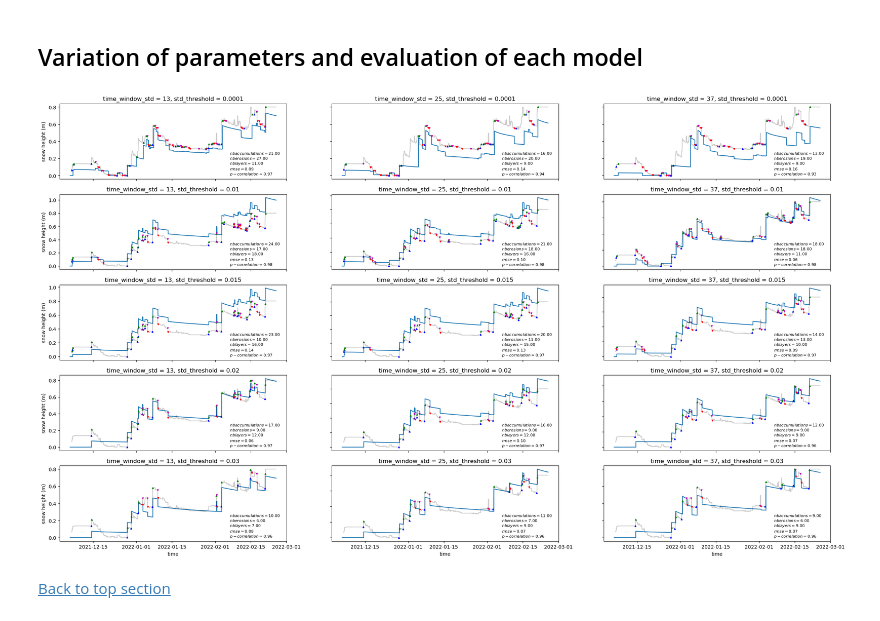
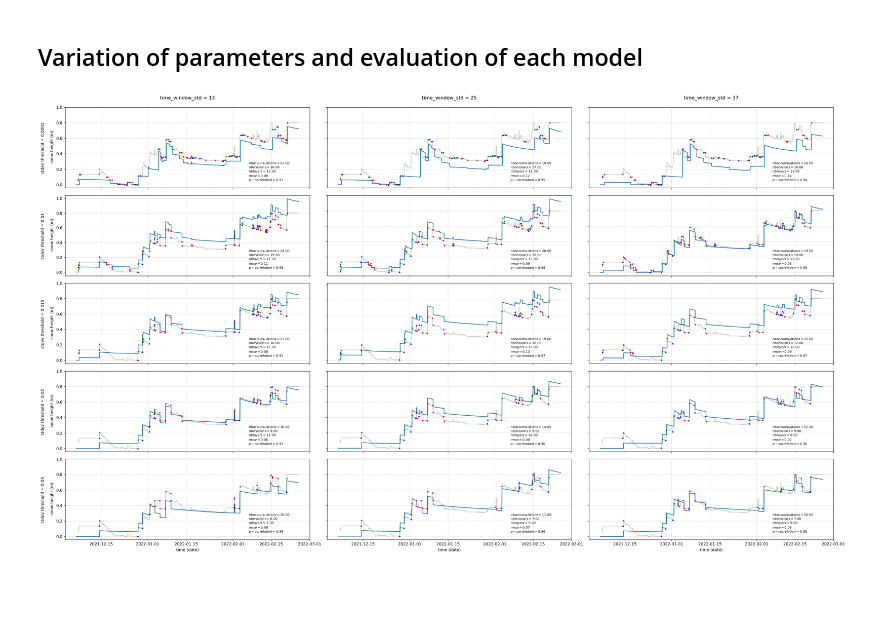
Before and after one commit to Mathilde-Bnt/MB_little_awk, a Jupyter notebook: finalized/12-Sensitivity_tests.ipynb, the cells around one changed output. Drawn from its saved outputs; the diff is of its cells as text; code cells hidden in the pictures; blank space fills up the shorter version.

```diff
--- a/finalized/12-Sensitivity_tests.ipynb
+++ b/finalized/12-Sensitivity_tests.ipynb
@@ -24,7 +25,2 @@ name_of_data_set = 'snow_pit_1_filled.nc'
 save_figures = False
 directory_to_save_figs_in = '/home/mabonnet/github/MB_little_awk/current_development/Sensitivity_tests_figs_2/'
-# %%
-# Events detection parameters
-
-x_sel = 10
-y_sel = 10
@@ -95,17 +92,37 @@ result_list_pcorr = []
 # %%
+# Create figure
+
 fig, axs = plt.subplots(5, 3, figsize=(28, 16))
 
-for ax in axs.flat:
-    ax.set(xlabel='time', ylabel='snow height (m)')
-    ax.label_outer()
+for i in range(len(axs.flat)):
+    axs.flat[i].set(xlabel='time (date)', ylabel='stdev threshold = ' + str(range_of_st_variation[i//len(range_of_tw_variation)]) + ' \n\n snow height (m)')
+    axs.flat[i].label_outer()
+
+axs[0,0].set_title('time_window_std = '+str(range_of_tw_variation[0]) + '\n')
+axs[0,1].set_title('time_window_std = '+str(range_of_tw_variation[1]) + '\n')
+axs[0,2].set_title('time_window_std = '+str(range_of_tw_variation[2]) + '\n')
+
+test =       '''
+
+
+        ax_st = axs[st_index, tw_index].twinx()
+        ax_st.spines.left.set_position(("axes", -0.1))
+        ax_st.set_yticks([])
+        ax_st.set_ylabel('std_threshold = '+str(range_of_st_variation[st_index]))'''
+
+
+
+
+# Loop on parameter values
 
 for tw_index in range(len(range_of_tw_variation)):
 
     for st_index in range(len(range_of_st_variation)):
 
+        # Events detection
+
         time_window_std = range_of_tw_variation[tw_index]
         std_threshold = range_of_st_variation[st_index]
-
 
         results = get_snow_events(data_set_used, x_sel, y_sel, time_window_std, std_threshold)
         start_accumulation, start_erosion, end_accumulation, end_erosion = results[0], results[1], results[2], results[3]
@@ -123,7 +140,8 @@ for tw_index in range(len(range_of_tw_variation)):
         snowpack = simulate_snowpack_evolution(data_set_used, x_sel, y_sel, nb_iterations, end_accumulation_times, end_erosion_times,
                                        start_accumulation, end_accumulation, start_erosion, end_erosion, jj, dt, ro_layer, ro_water, ro_ice,
                                        t_old, tf, tsfc, dy_snow, age_layers, gamma, cp_snow, melt_flag, a1, a2, met_temp_data=met_temp, met_wind_data=met_wind,
-                                       met_time_data=met_time, fit_top_of_snowfall_to_curve=simul_fit_top_of_snowfall_to_curve)
+                                       met_time_data=met_time, fit_top_of_snowfall_to_curve=simul_fit_top_of_snowfall_to_curve,
+                                       erode_several_layers=simul_erode_several_layers, detect_ice=False)
 
         ro_layer_evolution, depth_evolution, temperature_evolution = snowpack[0], snowpack[1], snowpack[2]
 
@@ -131,32 +149,38 @@ for tw_index in range(len(range_of_tw_variation)):
 
         simulation_times = pd.date_range(start=data_start_date,freq=str(dt)+'S',periods=nb_iterations)
         total_snow_depth = np.array([sum(depth_evolution[i][j] for j in range(max_nb_of_layers)) for i in range(len(depth_evolution))])
         total_snow_depth_comparable = np.array([sum(depth_evolution[i][j] for j in range(max_nb_of_layers)) for i in range(len(depth_evolution)) if i in keep_simul_times_indices])
 
         nb_layers_detected = len([i for i in depth_evolution[-1] if i != 0])
 
         # Plot results to compare
 
         axs[st_index, tw_index].plot(simulation_times, total_snow_depth, label='simulated snow depth')
-        axs[st_index, tw_index].set_title('time_window_std = '+str(range_of_tw_variation[tw_index]) + ', std_threshold = '+str(range_of_st_variation[st_index]))
+        if st_index != 0:
+            axs[st_index, tw_index].set_title(None)
 
         axs[st_index, tw_index].plot(data_set_used.time.values, data_set_used.isel(x=x_sel, y=y_sel).snow_surface, c='k', alpha=0.2)
 
         axs[st_index, tw_index].plot(data_set_used.time.values[start_accumulation], data_set_used.isel(x=x_sel, y=y_sel, time=start_accumulation).snow_surface, c='b', marker='^', markersize=3, linestyle='None', label='start accum.')
         axs[st_index, tw_index].plot(data_set_used.time.values[end_accumulation], data_set_used.isel(x=x_sel, y=y_sel, time=end_accumulation).snow_surface, c='g', marker='^', markersize=3, linestyle='None', label='end accum.')
         axs[st_index, tw_index].plot(data_set_used.time.values[start_erosion], data_set_used.isel(x=x_sel, y=y_sel, time=start_erosion).snow_surface, c='m', marker='v', markersize=3, linestyle='None', label='start erosion')
         axs[st_index, tw_index].plot(data_set_used.time.values[end_erosion], data_set_used.isel(x=x_sel, y=y_sel, time=end_erosion).snow_surface, c='r', marker='v', markersize=3, linestyle='None', label='end erosion')
+
+        axs[st_index, tw_index].grid(ls=':')
+        axs[st_index, tw_index].set_yticks([0, 0.2, 0.4, 0.6, 0.8, 1.0])
 
         # Evaluate similarity between simulated and measured curves
 
         result_eval_rmse = rmse_measure(total_snow_depth_comparable, lidar_height_array)
         result_eval_stde = stderr_measure(total_snow_depth_comparable, lidar_height_array)
         result_eval_pcorr = p_correl_measure(total_snow_depth_comparable, lidar_height_array)
 
         # Add text box with extra info
 
         textstr = '\n'.join((r'$nb accumulations=%.2f$' % (len(start_accumulation), ), r'$nb erosions=%.2f$' % (len(start_erosion), ), r'$nb layers=%.2f$' % (nb_layers_detected, ),
                              r'$rmse=%.2f$' % (result_eval_rmse, ), r'$p-correlation=%.2f$' % (result_eval_pcorr, )))
         axs[st_index, tw_index].text(0.75, 0.2, textstr, horizontalalignment='left', verticalalignment='center', transform=axs[st_index, tw_index].transAxes, fontsize=8)
+
+        plt.tight_layout()
 # %% [output]
-[figure, old version]
+[figure, new version]
@@ -167,5 +187,3 @@ for tw_index in range(len(range_of_tw_variation)):
-# %% [markdown]
-[Back to top section](#top)
 # %%
 if save_figures:
     fig.savefig(directory_to_save_figs_in + 'graph_st_tw.png')
```
Also changed, not shown: parts of 8 cells of this notebook, 8 other files.
